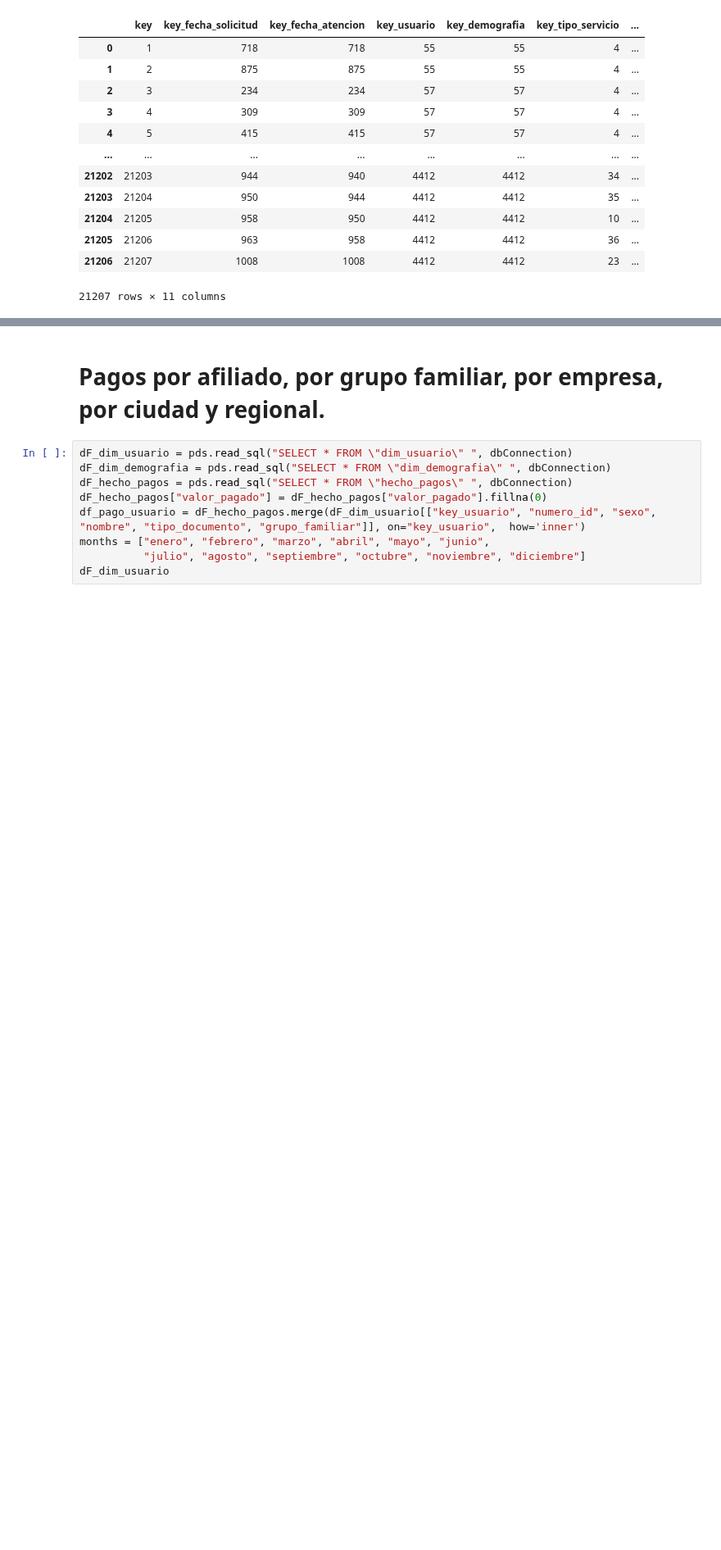
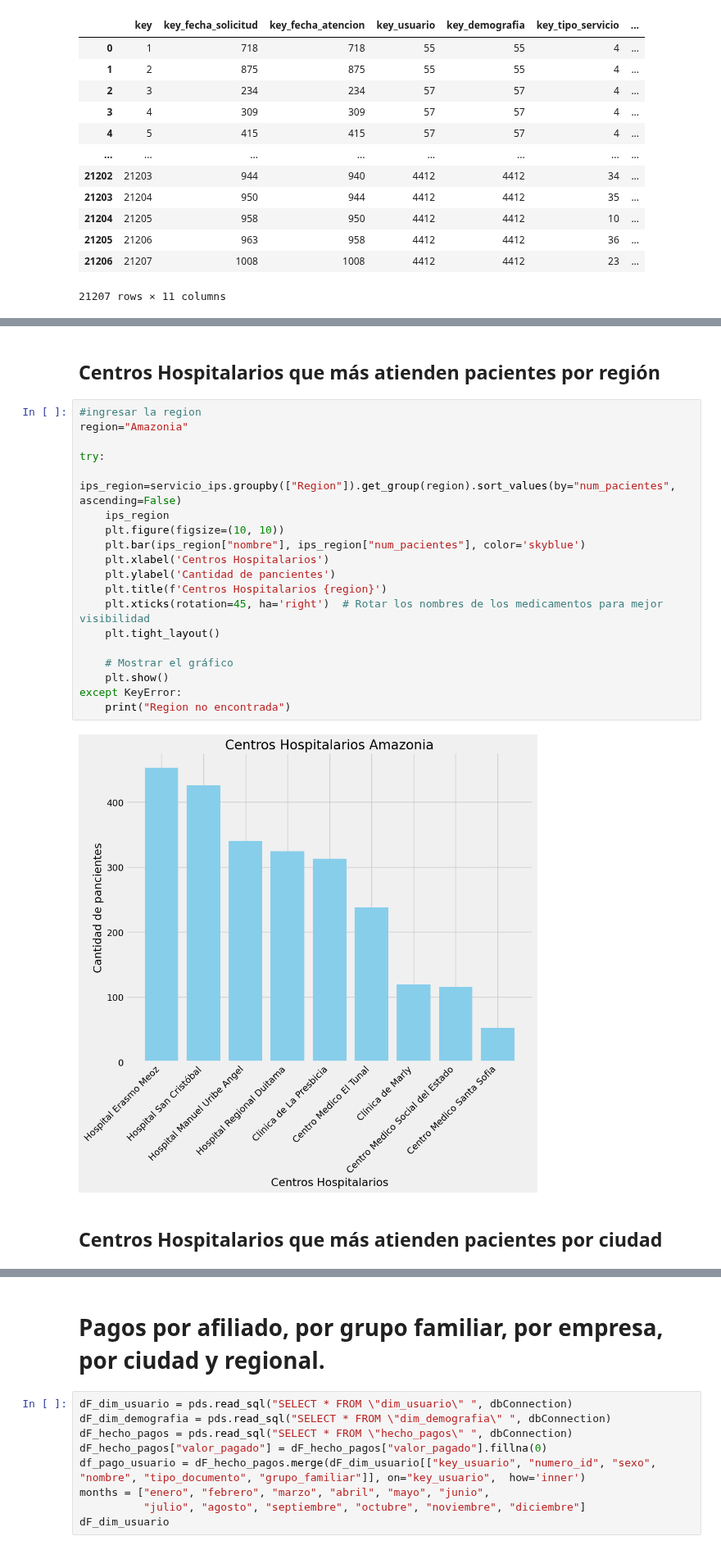
Before and after one commit to Jujo2040751/Proyecto-DataScience, a Jupyter notebook: proy.ipynb, the cells around one changed output, grey strips where cells are left out. Shown at 82% size. Saved outputs shown, nothing was run; the diff lists cells and outputs as text; blank space fills up the shorter version.

```diff
--- a/proy.ipynb
+++ b/proy.ipynb
@@ -329 +330,26 @@ servicio_by_cuidad
+# %% [markdown]
+<h2>Centros Hospitalarios que más atienden pacientes por región
+# %%
+#ingresar la region
+region="Amazonia"
+
+try:
+    ips_region=servicio_ips.groupby(["Region"]).get_group(region).sort_values(by="num_pacientes", ascending=False)
+    ips_region
+    plt.figure(figsize=(10, 10))
+    plt.bar(ips_region["nombre"], ips_region["num_pacientes"], color='skyblue')
+    plt.xlabel('Centros Hospitalarios')
+    plt.ylabel('Cantidad de pancientes')
+    plt.title(f'Centros Hospitalarios {region}')
+    plt.xticks(rotation=45, ha='right')  # Rotar los nombres de los medicamentos para mejor visibilidad
+    plt.tight_layout()
+
+    # Mostrar el gráfico
+    plt.show()
+except KeyError:
+    print("Region no encontrada")
+# %% [output]
+[figure, added]
+# %% [markdown]
+<h2>Centros Hospitalarios que más atienden pacientes por ciudad
 # %%
```
Also changed, not shown: parts of 4 cells of this notebook.
